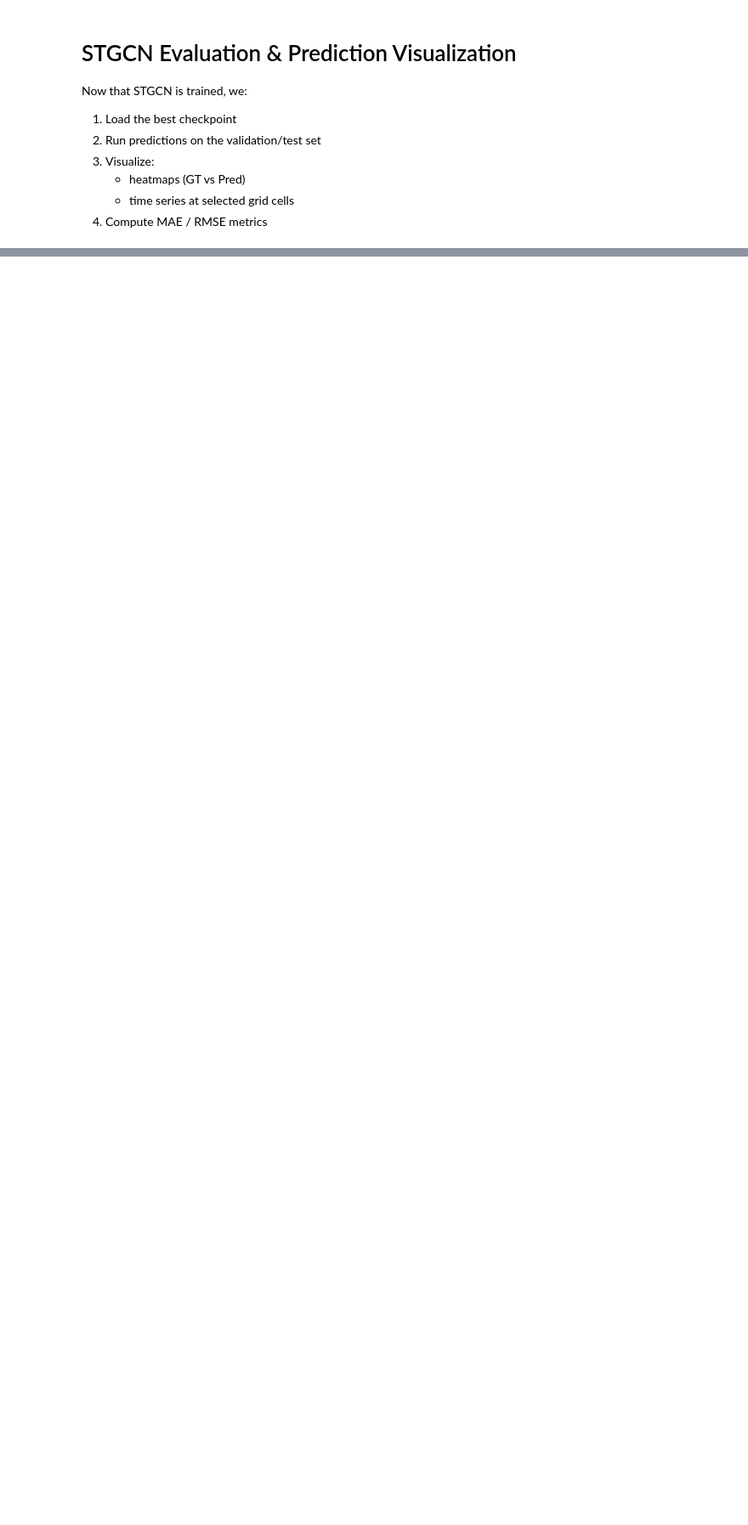
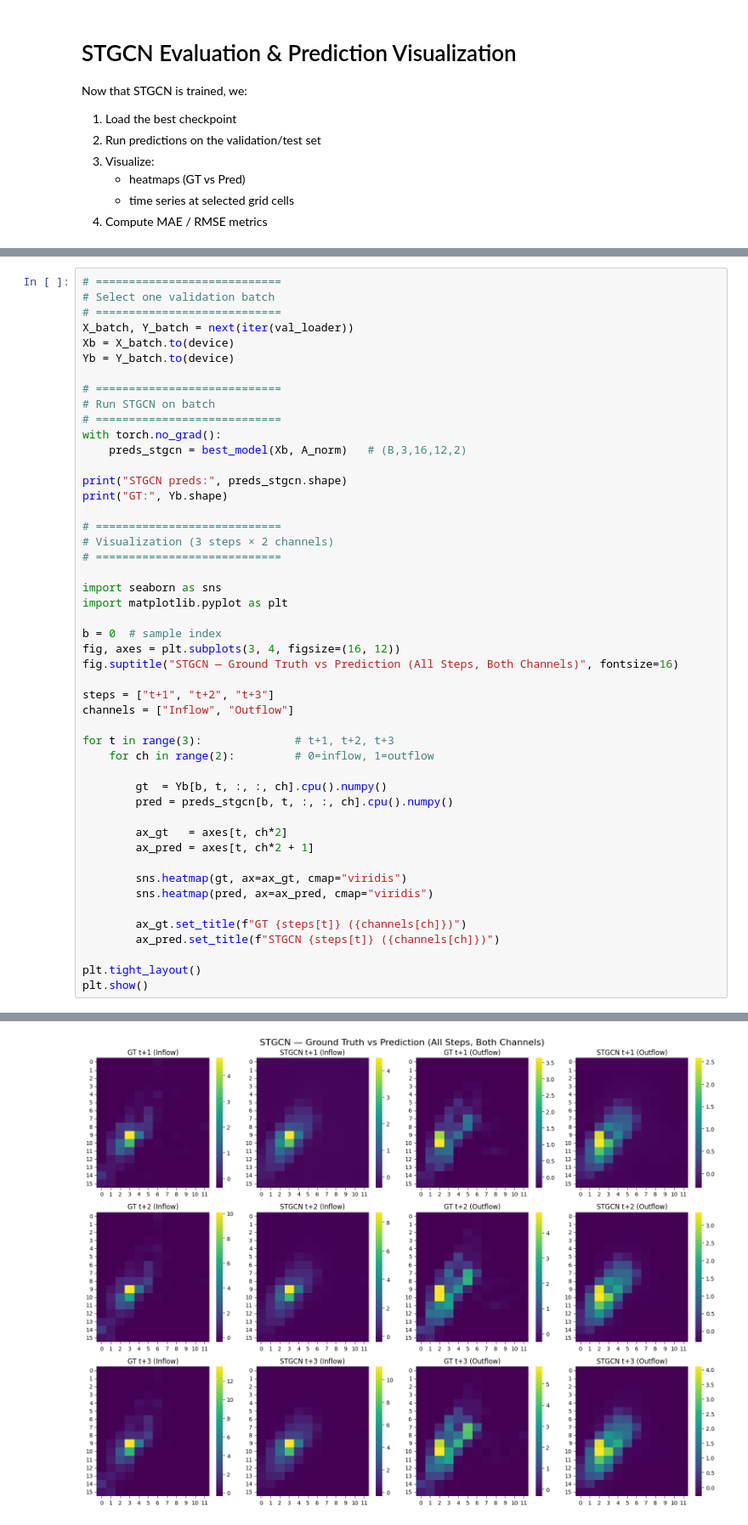
Before and after one commit to HenryNuo/traffic_flow_prediction, a Jupyter notebook: traffic_prediction_STGCN_NYC.ipynb, the cells around one changed output, grey strips where cells are left out. Shown at 85% size. Cells and saved outputs as stored; diff of their text form; blank space fills up the shorter version.

Commit message:
Update STGCN for NYC dataset

```diff
--- a/traffic_prediction_STGCN_NYC.ipynb
+++ b/traffic_prediction_STGCN_NYC.ipynb
@@ -699,0 +701,49 @@ plt.show()
+# %%
+# ============================
+# Select one validation batch
+# ============================
+X_batch, Y_batch = next(iter(val_loader))
+Xb = X_batch.to(device)
+Yb = Y_batch.to(device)
+
+# ============================
+# Run STGCN on batch
+# ============================
+with torch.no_grad():
+    preds_stgcn = best_model(Xb, A_norm)   # (B,3,16,12,2)
+
+print("STGCN preds:", preds_stgcn.shape)
+print("GT:", Yb.shape)
+
+# ============================
+# Visualization (3 steps × 2 channels)
+# ============================
+
+import seaborn as sns
+import matplotlib.pyplot as plt
+
+b = 0  # sample index
+fig, axes = plt.subplots(3, 4, figsize=(16, 12))
+fig.suptitle("STGCN — Ground Truth vs Prediction (All Steps, Both Channels)", fontsize=16)
+
+steps = ["t+1", "t+2", "t+3"]
+channels = ["Inflow", "Outflow"]
+
+for t in range(3):              # t+1, t+2, t+3
+    for ch in range(2):         # 0=inflow, 1=outflow
+
+        gt  = Yb[b, t, :, :, ch].cpu().numpy()
+        pred = preds_stgcn[b, t, :, :, ch].cpu().numpy()
+
+        ax_gt   = axes[t, ch*2]
+        ax_pred = axes[t, ch*2 + 1]
+
+        sns.heatmap(gt, ax=ax_gt, cmap="viridis")
+        sns.heatmap(pred, ax=ax_pred, cmap="viridis")
+
+        ax_gt.set_title(f"GT {steps[t]} ({channels[ch]})")
+        ax_pred.set_title(f"STGCN {steps[t]} ({channels[ch]})")
+
+plt.tight_layout()
+plt.show()
+# %% [output]
@@ -699,0 +752 @@ plt.show()
+[figure, added]
```
Also changed, not shown: parts of 6 cells of this notebook.
